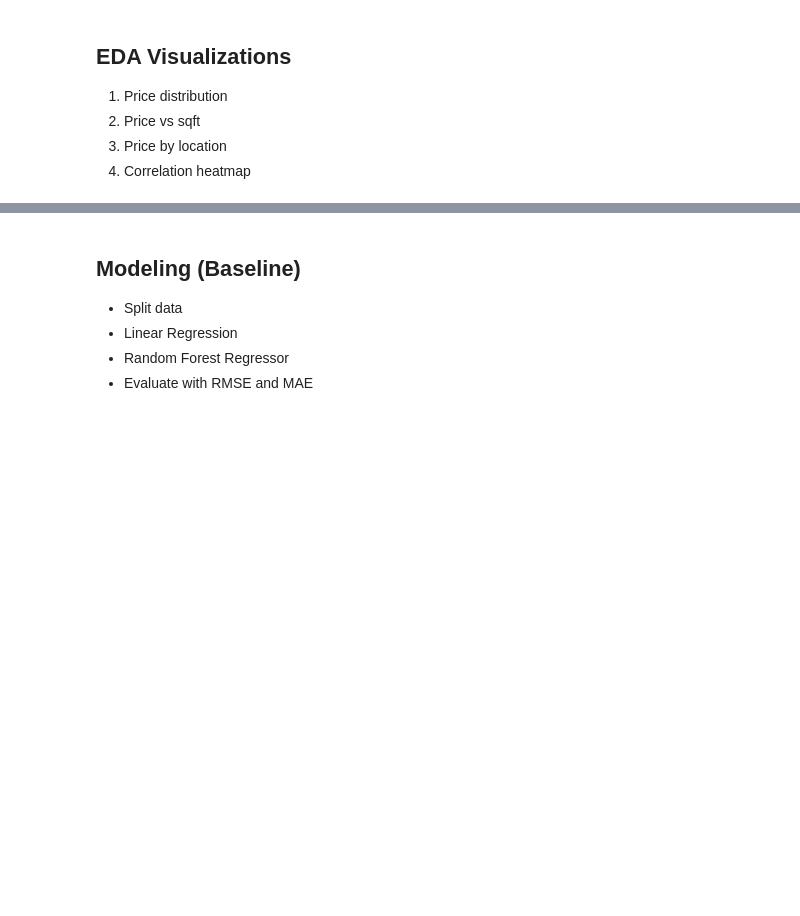
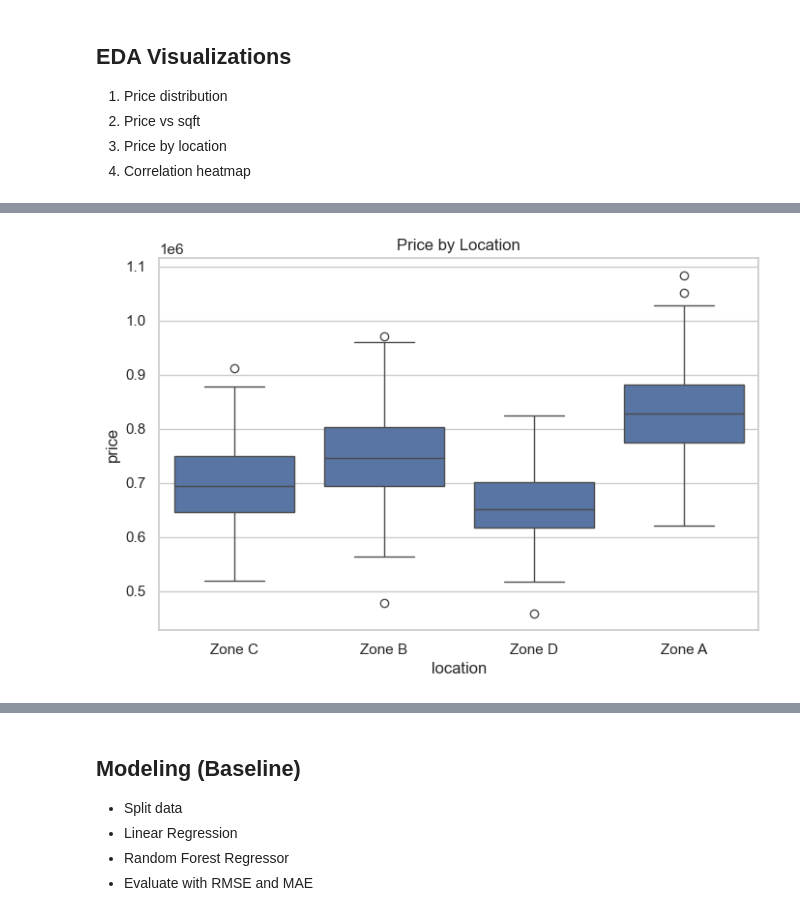
Before and after one commit to ShreyanshMishra1202/House-Price-Prediction, a Jupyter notebook: House_Price_Prediction_Shreyansh.ipynb, the cells around one changed output, grey strips where cells are left out. Cells and saved outputs as stored; diff of their text form; code cells hidden in the pictures; blank space fills up the shorter version.

```diff
--- a/House_Price_Prediction_Shreyansh.ipynb
+++ b/House_Price_Prediction_Shreyansh.ipynb
@@ -13,5 +13,7 @@ import seaborn as sns
 sns.set(style='whitegrid')
 %matplotlib inline
 # %%
-df = pd.read_csv('house_prices_sample.csv')
+
+df_raw = pd.read_csv('house_prices_sample.csv')
+df = df_raw.copy()
 df.head()
@@ -54,7 +106,9 @@ plt.show()
 # %%
 plt.figure(figsize=(8,5))
-sns.boxplot(x='location', y='price', data=df)
+sns.boxplot(x='location', y='price', data=df_raw)
 plt.title('Price by Location')
 plt.show()
+# %% [output]
+[figure, added]
 # %%
 plt.figure(figsize=(10,6))
```
Also changed, not shown: parts of 8 cells of this notebook.
